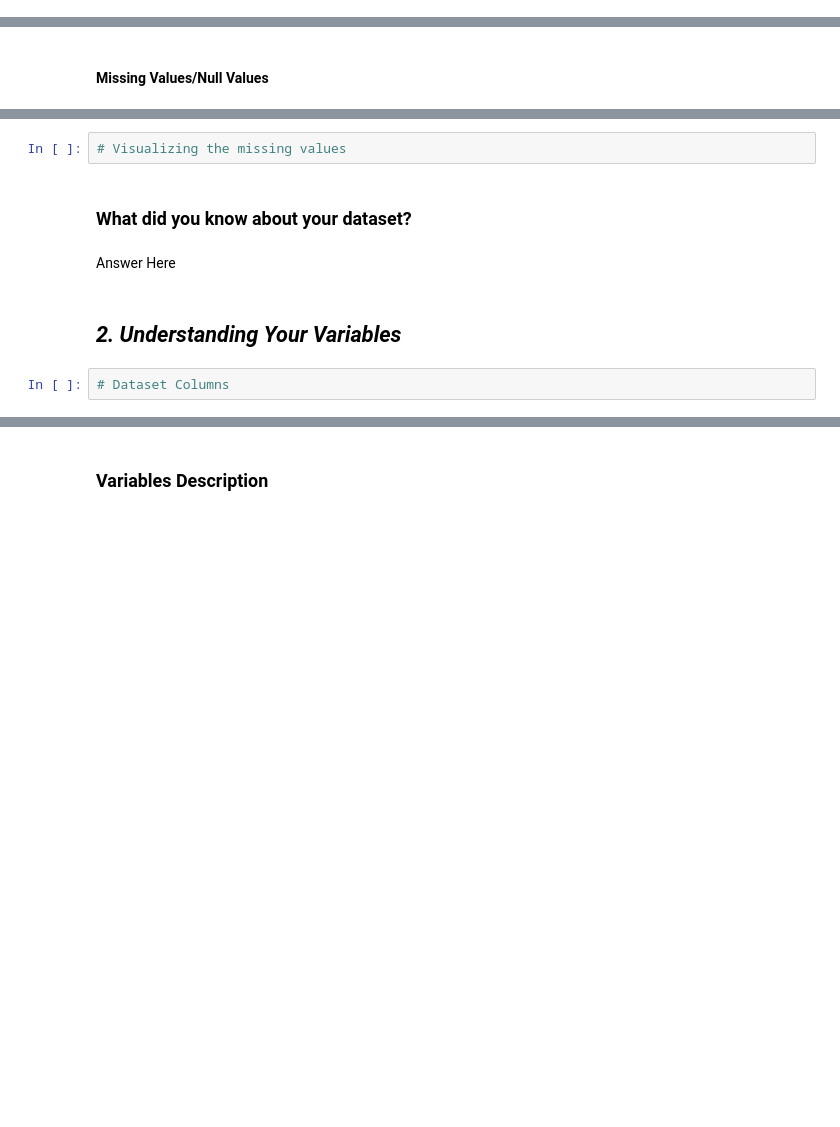
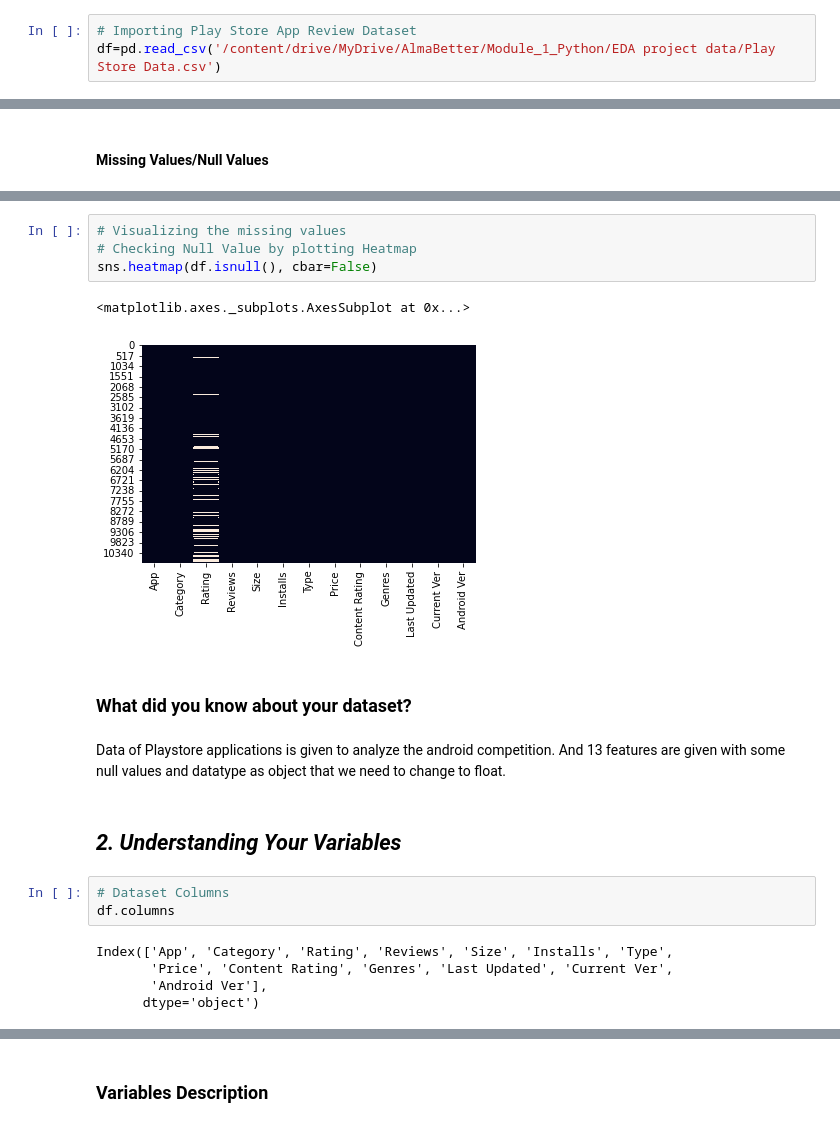
Before and after one commit to Shraddha6999/PLAY-STORE-APP-REVIEW-ANALYSIS, a Jupyter notebook: PLAY_STORE_APP_REVIEW_ANALYSIS.ipynb, the cells around one changed output, grey strips where cells are left out. Drawn from its saved outputs; the diff is of its cells as text; blank space fills up the shorter version.

```diff
--- a/PLAY_STORE_APP_REVIEW_ANALYSIS.ipynb
+++ b/PLAY_STORE_APP_REVIEW_ANALYSIS.ipynb
@@ -118,0 +129,3 @@ M - Multivariate Analysis
+# %%
+# Importing Play Store App Review Dataset
+df=pd.read_csv('/content/drive/MyDrive/AlmaBetter/Module_1_Python/EDA project data/Play Store Data.csv')
@@ -139,12 +218,23 @@ M - Multivariate Analysis
 # %%
 # Visualizing the missing values
+# Checking Null Value by plotting Heatmap
+sns.heatmap(df.isnull(), cbar=False)
+# %% [output]
+<matplotlib.axes._subplots.AxesSubplot at 0x...>
+[figure, added]
 # %% [markdown]
 ### What did you know about your dataset?
-# %% [markdown]
-Answer Here
+# %% [markdown]
+Data of Playstore applications is given to analyze the android competition. And 13 features are given with some null values and datatype as object that we need to change to float.
 # %% [markdown]
 ## ***2. Understanding Your Variables***
 # %%
 # Dataset Columns
+df.columns
+# %% [output]
+Index(['App', 'Category', 'Rating', 'Reviews', 'Size', 'Installs', 'Type',
+       'Price', 'Content Rating', 'Genres', 'Last Updated', 'Current Ver',
+       'Android Ver'],
+      dtype='object')
 # %%
 # Dataset Describe
```
Also changed, not shown: parts of 17 cells of this notebook.
